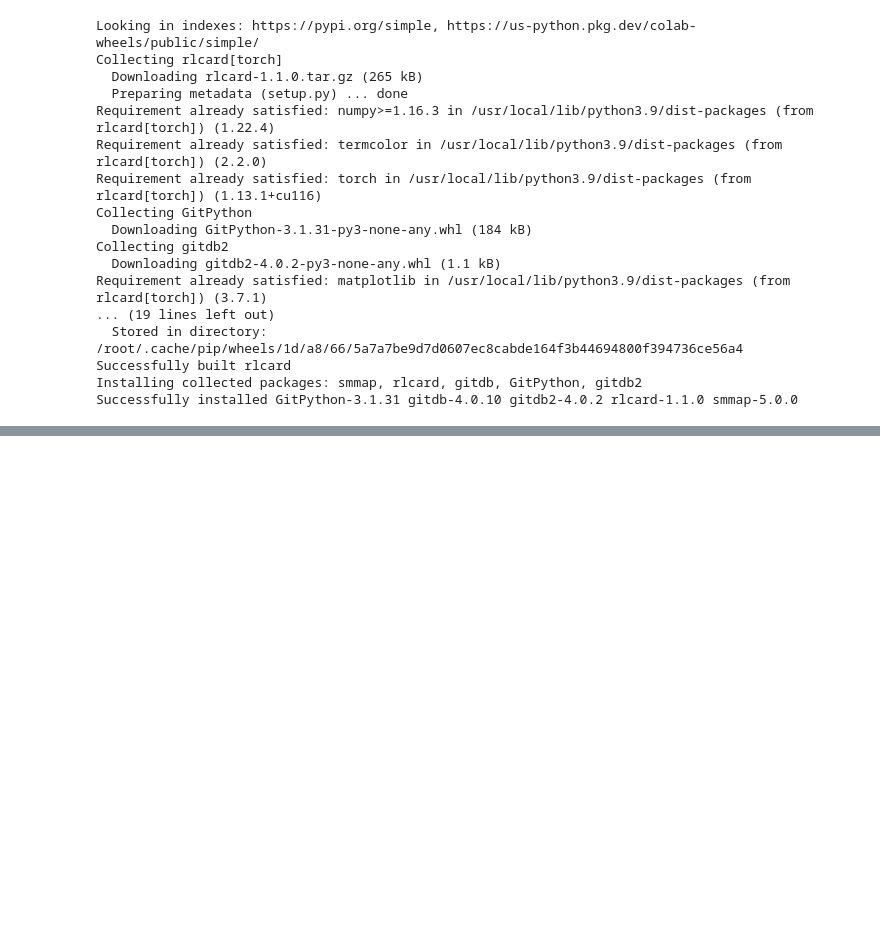
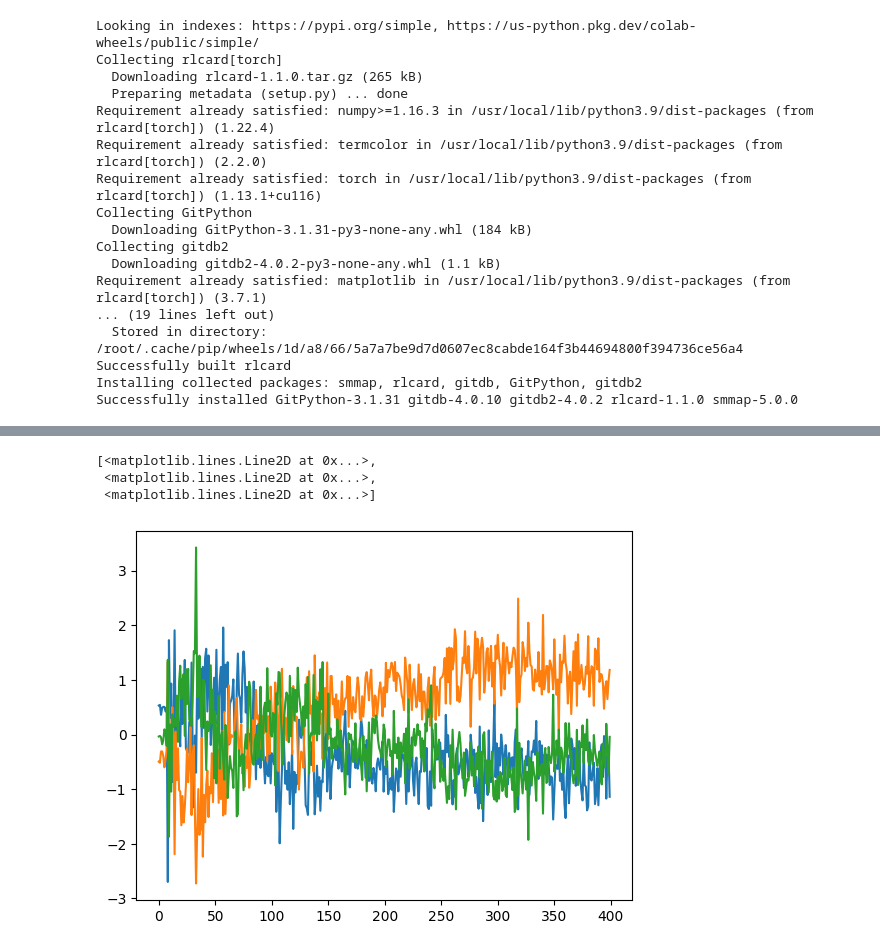
Before and after one commit to aishik-pyne/collabpokerai, a Jupyter notebook: RLCardExp/rlcard_load_eval.ipynb, the cells around one changed output, grey strips where cells are left out. Drawn from its saved outputs; the diff is of its cells as text; code cells hidden in the pictures; blank space fills up the shorter version.

```diff
--- a/RLCardExp/rlcard_load_eval.ipynb
+++ b/RLCardExp/rlcard_load_eval.ipynb
@@ -71,0 +130,13 @@ a1, a2, a3
+# %%
+df = pd.read_csv('/content/drive/MyDrive/CS6284/performance.csv')
+df['reward'] = df['reward'].apply(ast.literal_eval)
+# %%
+df1 = pd.read_csv('/content/old_performance.csv')
+df1['reward'] = df1['reward'].apply(ast.literal_eval)
+# %%
+plt.plot(df1['reward'].to_list() + df['reward'].to_list())
+# %% [output]
+[<matplotlib.lines.Line2D at 0x...>,
+ <matplotlib.lines.Line2D at 0x...>,
+ <matplotlib.lines.Line2D at 0x...>]
+[figure, added]
```
Also changed, not shown: parts of 17 cells of this notebook, 1 other file.
